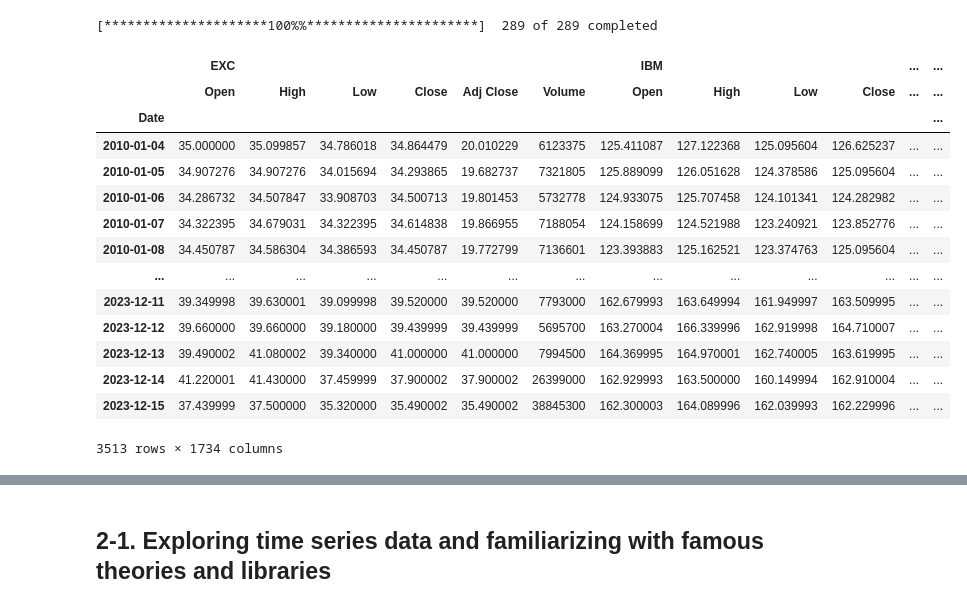
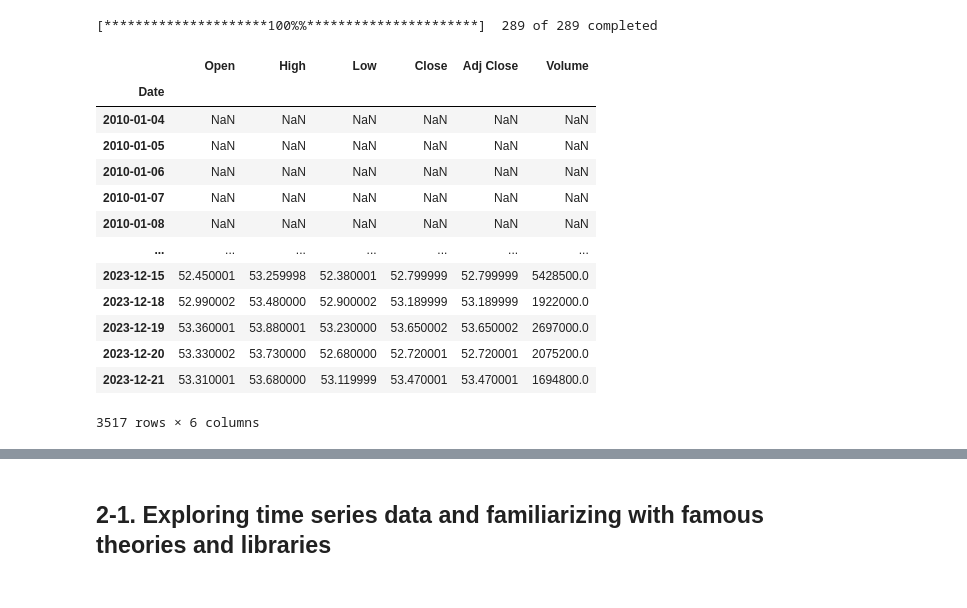
Before and after one commit to pooyaaf/Neural-Networks-Deep-Learning, a Jupyter notebook: Homework/HomeWork4/NNDL_HW4/Q1/Question_1_Time_series_prediction.ipynb, the cells around one changed output, grey strips where cells are left out. Cells and saved outputs as stored; diff of their text form; code cells hidden in the pictures.

```diff
--- a/Homework/HomeWork4/NNDL_HW4/Q1/Question_1_Time_series_prediction.ipynb
+++ b/Homework/HomeWork4/NNDL_HW4/Q1/Question_1_Time_series_prediction.ipynb
@@ -110,23 +107,22 @@ Raw_price_for_my_tickers = yf.download(tickers=My_Tickers, start="2010-01-04", i
 # %% [output]
 [*********************100%%**********************]  289 of 289 completed
 # %%
-Raw_price_for_my_tickers
+Raw_price_for_my_tickers['HWM']
 # %% [output]
-|  | EXC |  |  |  |  |  | IBM |  |  |  | ... | ... |
-|  | Open | High | Low | Close | Adj Close | Volume | Open | High | Low | Close | ... | ... |
-| Date |  |  |  |  |  |  |  |  |  |  |  | ... |
-| 2010-01-04 | 35.000000 | 35.099857 | 34.786018 | 34.864479 | 20.010229 | 6123375 | 125.411087 | 127.122368 | 125.095604 | 126.625237 | ... | ... |
-| 2010-01-05 | 34.907276 | 34.907276 | 34.015694 | 34.293865 | 19.682737 | 7321805 | 125.889099 | 126.051628 | 124.378586 | 125.095604 | ... | ... |
-| 2010-01-06 | 34.286732 | 34.507847 | 33.908703 | 34.500713 | 19.801453 | 5732778 | 124.933075 | 125.707458 | 124.101341 | 124.282982 | ... | ... |
-| 2010-01-07 | 34.322395 | 34.679031 | 34.322395 | 34.614838 | 19.866955 | 7188054 | 124.158699 | 124.521988 | 123.240921 | 123.852776 | ... | ... |
-| 2010-01-08 | 34.450787 | 34.586304 | 34.386593 | 34.450787 | 19.772799 | 7136601 | 123.393883 | 125.162521 | 123.374763 | 125.095604 | ... | ... |
-| ... | ... | ... | ... | ... | ... | ... | ... | ... | ... | ... | ... | ... |
-| 2023-12-11 | 39.349998 | 39.630001 | 39.099998 | 39.520000 | 39.520000 | 7793000 | 162.679993 | 163.649994 | 161.949997 | 163.509995 | ... | ... |
-| 2023-12-12 | 39.660000 | 39.660000 | 39.180000 | 39.439999 | 39.439999 | 5695700 | 163.270004 | 166.339996 | 162.919998 | 164.710007 | ... | ... |
-| 2023-12-13 | 39.490002 | 41.080002 | 39.340000 | 41.000000 | 41.000000 | 7994500 | 164.369995 | 164.970001 | 162.740005 | 163.619995 | ... | ... |
-| 2023-12-14 | 41.220001 | 41.430000 | 37.459999 | 37.900002 | 37.900002 | 26399000 | 162.929993 | 163.500000 | 160.149994 | 162.910004 | ... | ... |
-| 2023-12-15 | 37.439999 | 37.500000 | 35.320000 | 35.490002 | 35.490002 | 38845300 | 162.300003 | 164.089996 | 162.039993 | 162.229996 | ... | ... |
+|  | Open | High | Low | Close | Adj Close | Volume |
+| Date |  |  |  |  |  |  |
+| 2010-01-04 | NaN | NaN | NaN | NaN | NaN | NaN |
+| 2010-01-05 | NaN | NaN | NaN | NaN | NaN | NaN |
+| 2010-01-06 | NaN | NaN | NaN | NaN | NaN | NaN |
+| 2010-01-07 | NaN | NaN | NaN | NaN | NaN | NaN |
+| 2010-01-08 | NaN | NaN | NaN | NaN | NaN | NaN |
+| ... | ... | ... | ... | ... | ... | ... |
+| 2023-12-15 | 52.450001 | 53.259998 | 52.380001 | 52.799999 | 52.799999 | 5428500.0 |
+| 2023-12-18 | 52.990002 | 53.480000 | 52.900002 | 53.189999 | 53.189999 | 1922000.0 |
+| 2023-12-19 | 53.360001 | 53.880001 | 53.230000 | 53.650002 | 53.650002 | 2697000.0 |
+| 2023-12-20 | 53.330002 | 53.730000 | 52.680000 | 52.720001 | 52.720001 | 2075200.0 |
+| 2023-12-21 | 53.310001 | 53.680000 | 53.119999 | 53.470001 | 53.470001 | 1694800.0 |
-3513 rows × 1734 columns
+3517 rows × 6 columns
 # %%
 Raw_price_for_my_tickers.head()
 # %% [output]
```
Also changed, not shown: parts of 48 cells of this notebook.
